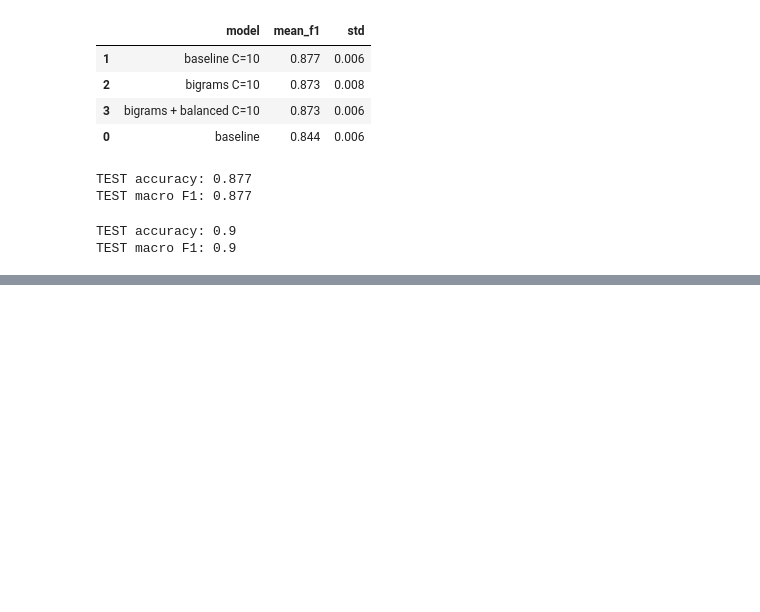
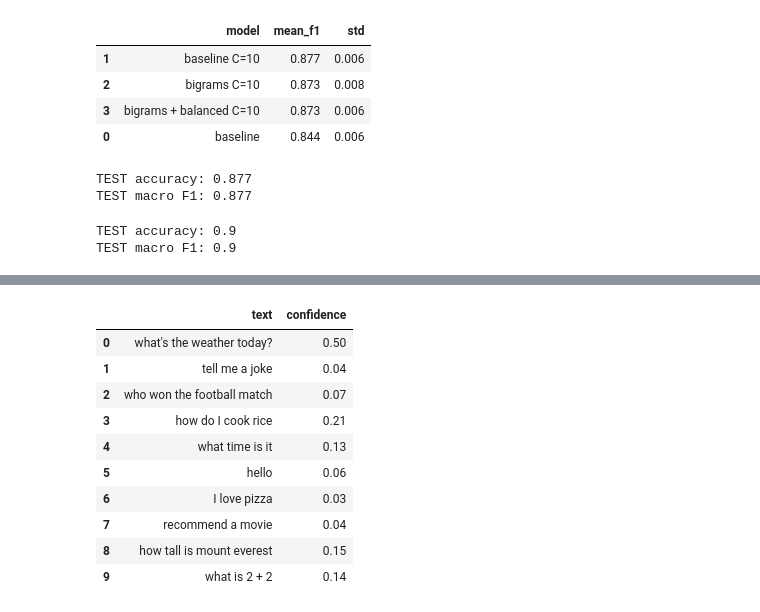
Before and after one commit to HafizYounus-tech/support-ticket-triage, a Jupyter notebook: 01_explore.ipynb, the cells around one changed output, grey strips where cells are left out. Cells and saved outputs as stored; diff of their text form; code cells hidden in the pictures; blank space fills up the shorter version.

```diff
--- a/01_explore.ipynb
+++ b/01_explore.ipynb
@@ -482,0 +517,20 @@ Note: test set was evaluated twice. First run used the C=1 model by mistake (0.8
+# %%
+off_topic = [
+    "what's the weather today?", "tell me a joke", "who won the football match",
+    "how do I cook rice", "what time is it", "hello", "I love pizza",
+    "recommend a movie", "how tall is mount everest", "what is 2 + 2",
+]
+off_conf = thr_model.predict_proba(off_topic).max(axis=1)
+pd.DataFrame({"text": off_topic, "confidence": off_conf.round(2)})
+# %% [output]
+|  | text | confidence |
+| 0 | what's the weather today? | 0.50 |
+| 1 | tell me a joke | 0.04 |
+| 2 | who won the football match | 0.07 |
+| 3 | how do I cook rice | 0.21 |
+| 4 | what time is it | 0.13 |
+| 5 | hello | 0.06 |
+| 6 | I love pizza | 0.03 |
+| 7 | recommend a movie | 0.04 |
+| 8 | how tall is mount everest | 0.15 |
+| 9 | what is 2 + 2 | 0.14 |
```
Also changed, not shown: parts of 7 cells of this notebook, 1 other file.
